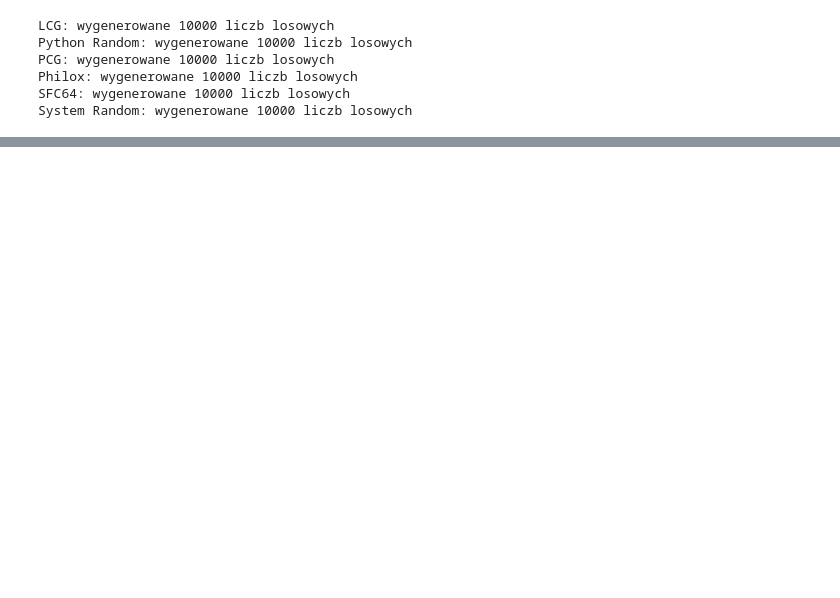
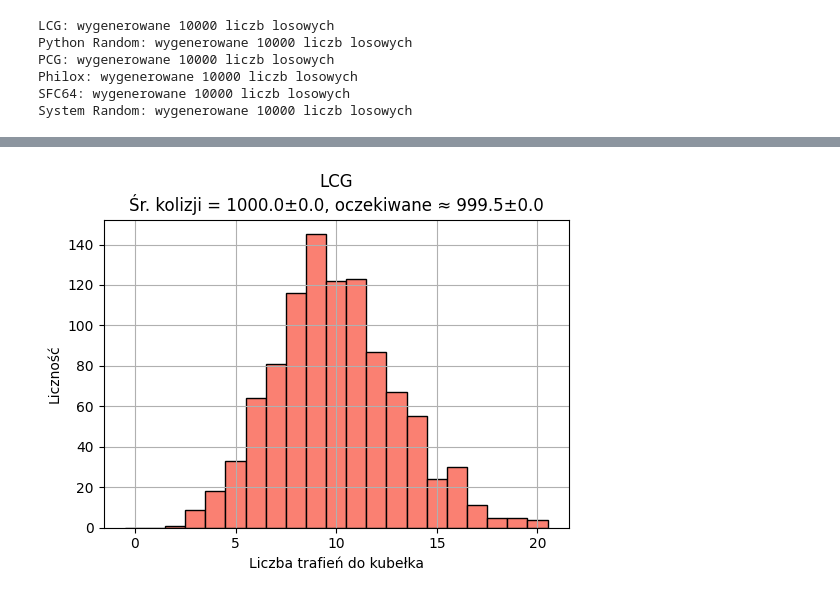
Before and after one commit to SzymonKielich/PRNG-Test, a Jupyter notebook: projekt.ipynb, the cells around one changed output, grey strips where cells are left out. Cells and saved outputs as stored; diff of their text form; code cells hidden in the pictures; blank space fills up the shorter version.

```diff
--- a/projekt.ipynb
+++ b/projekt.ipynb
@@ -225,0 +492,62 @@ for name, data in data_samples.items():
+# %%
+## Test Kolizji dla 100 runów
+buckets = 1000
+n_runs = 100
+
+mean_actual_collisions = {}
+mean_expected_collisions = {}
+std_actual_collisions = {}
+std_expected_collisions = {}
+pass_percent_coll = {}
+
+for name, gen in generators.items():
+    actuals = []
+    expecteds = []
+    passed = 0
+    all_hits = []
+    for _ in range(n_runs):
+        data = gen()
+        actual, expected = collision_test(data, m=buckets)
+        actuals.append(actual)
+        expecteds.append(expected)
+        if actual <= expected * 1.1:
+            passed += 1
+        # Zapisz hits tylko z pierwszego runu do histogramu
+        if len(all_hits) == 0:
+            hits = np.zeros(buckets, dtype=int)
+            for x in data:
+                idx = int(x * buckets)
+                if idx == buckets: idx -= 1
+                hits[idx] += 1
+            all_hits.append(hits)
+    mean_actual_collisions[name] = np.mean(actuals)
+    mean_expected_collisions[name] = np.mean(expecteds)
+    std_actual_collisions[name] = np.std(actuals)
+    std_expected_collisions[name] = np.std(expecteds)
+    pass_percent_coll[name] = 100 * passed / n_runs
+
+    # Histogram z pierwszego runu
+    plt.figure(figsize=(6,4))
+    plt.hist(all_hits[0], bins=range(0, max(all_hits[0])+2), align='left', color='salmon', edgecolor='black')
+    plt.title(f"{name}\nŚr. kolizji = {mean_actual_collisions[name]:.1f}±{std_actual_collisions[name]:.1f}, oczekiwane ≈ {mean_expected_collisions[name]:.1f}±{std_expected_collisions[name]:.1f}")
+    plt.xlabel("Liczba trafień do kubełka")
+    plt.ylabel("Liczność")
+    plt.grid(True)
+    plt.show()
+
+plt.figure(figsize=(8, 5))
+names = list(generators.keys())
+percents = [pass_percent_coll[n] for n in names]
+bars = plt.bar(names, percents, color='salmon', edgecolor='black')
+plt.axhline(95, color='red', linestyle='--', label='95% (typowy poziom akceptacji)')
+for bar, percent in zip(bars, percents):
+    plt.text(bar.get_x() + bar.get_width()/2, bar.get_height() + 2, f"{percent:.0f}%", ha='center', va='bottom', fontsize=10)
+plt.ylim(0, 105)
+plt.ylabel("Procent zdanych testów (%)")
+plt.title("Procent zdanych testów kolizji (kolizje ≤ 1.1 × oczekiwane) dla każdego generatora")
+plt.grid(axis='y')
+plt.legend()
+plt.tight_layout()
+plt.show()
+# %% [output]
+[figure, added]
```
Also changed, not shown: parts of 23 cells of this notebook, 1 other file.
